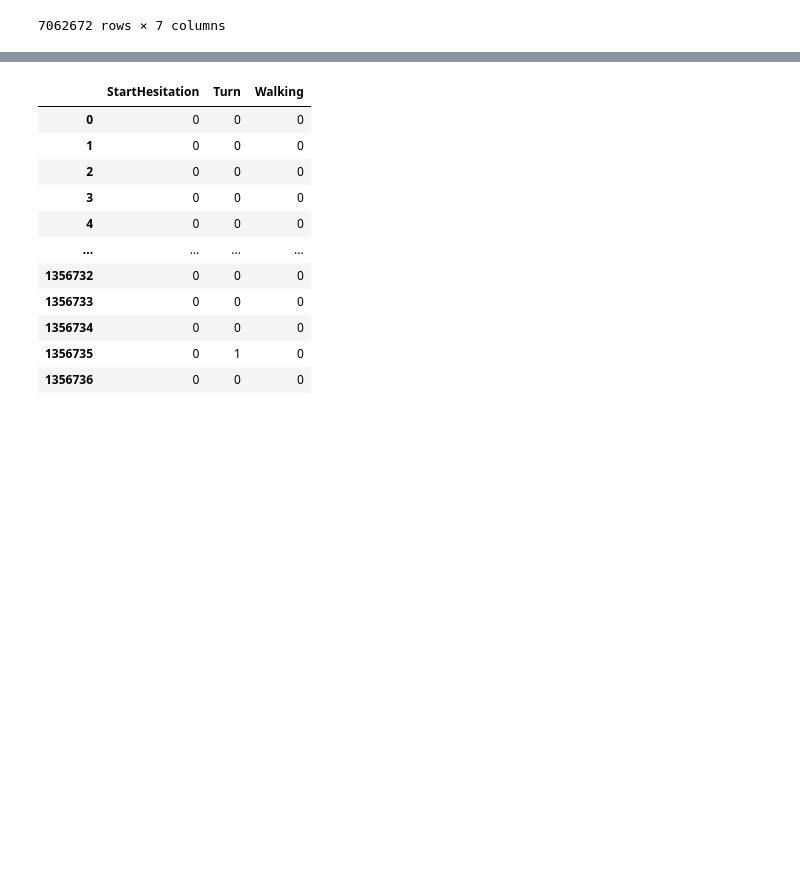
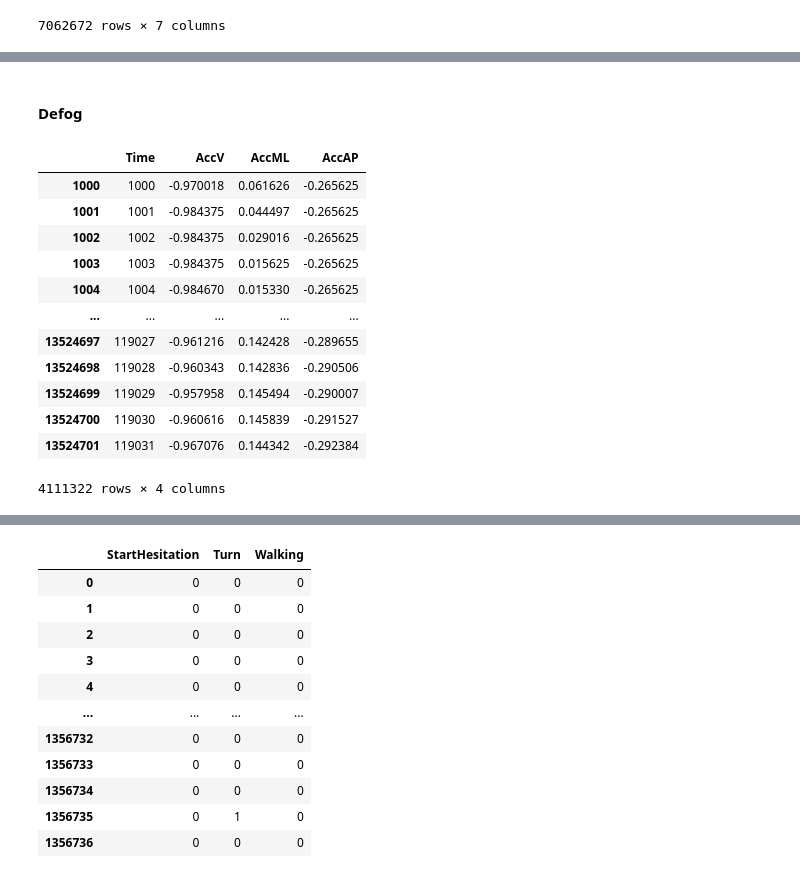
Before and after one commit to Mehdyhkn/Parkison-s-freezing, a Jupyter notebook: notebook/Processing.ipynb, the cells around one changed output, grey strips where cells are left out. Drawn from its saved outputs; the diff is of its cells as text; code cells hidden in the pictures; blank space fills up the shorter version.

```diff
--- a/notebook/Processing.ipynb
+++ b/notebook/Processing.ipynb
@@ -264,3 +267,5 @@ ypred1 = rf1.predict(Xtest1)
+# %% [markdown]
+#### Defog
 # %%
 data = defog_model.drop(columns=['Subject'])
 # %%
@@ -270,0 +277,16 @@ ytrain = ytrain.astype('int')
+# %%
+X
+# %% [output]
+|  | Time | AccV | AccML | AccAP |
+| 1000 | 1000 | -0.970018 | 0.061626 | -0.265625 |
+| 1001 | 1001 | -0.984375 | 0.044497 | -0.265625 |
+| 1002 | 1002 | -0.984375 | 0.029016 | -0.265625 |
+| 1003 | 1003 | -0.984375 | 0.015625 | -0.265625 |
+| 1004 | 1004 | -0.984670 | 0.015330 | -0.265625 |
+| ... | ... | ... | ... | ... |
+| 13524697 | 119027 | -0.961216 | 0.142428 | -0.289655 |
+| 13524698 | 119028 | -0.960343 | 0.142836 | -0.290506 |
+| 13524699 | 119029 | -0.957958 | 0.145494 | -0.290007 |
+| 13524700 | 119030 | -0.960616 | 0.145839 | -0.291527 |
+| 13524701 | 119031 | -0.967076 | 0.144342 | -0.292384 |
+4111322 rows × 4 columns
```
Also changed, not shown: parts of 6 cells of this notebook, 8 other files.
